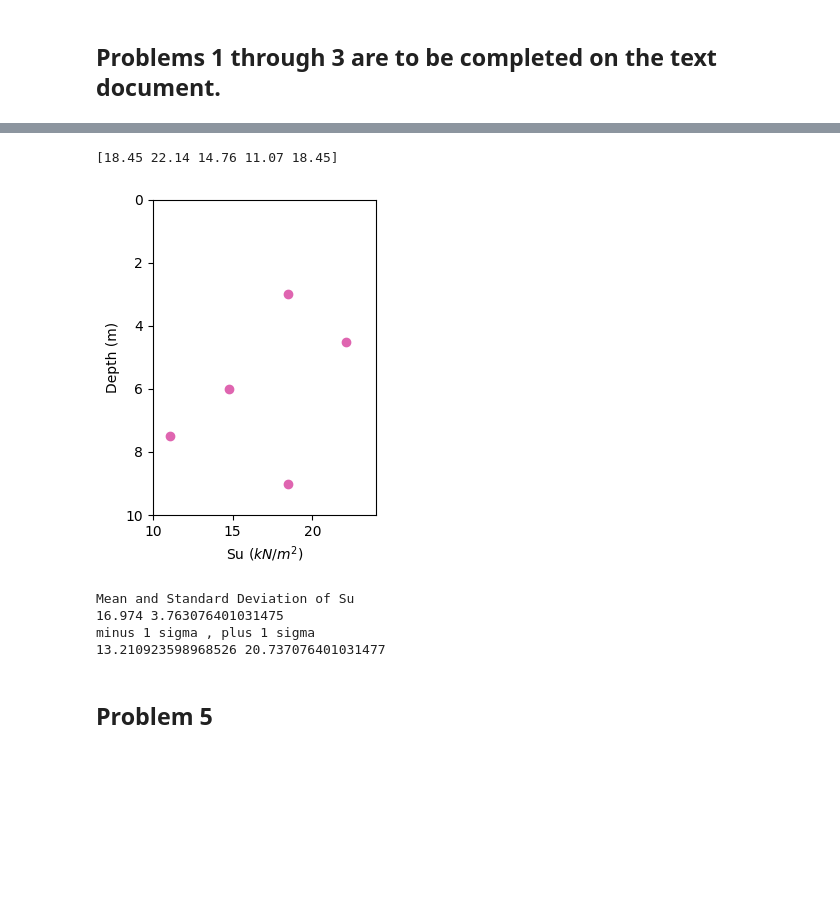
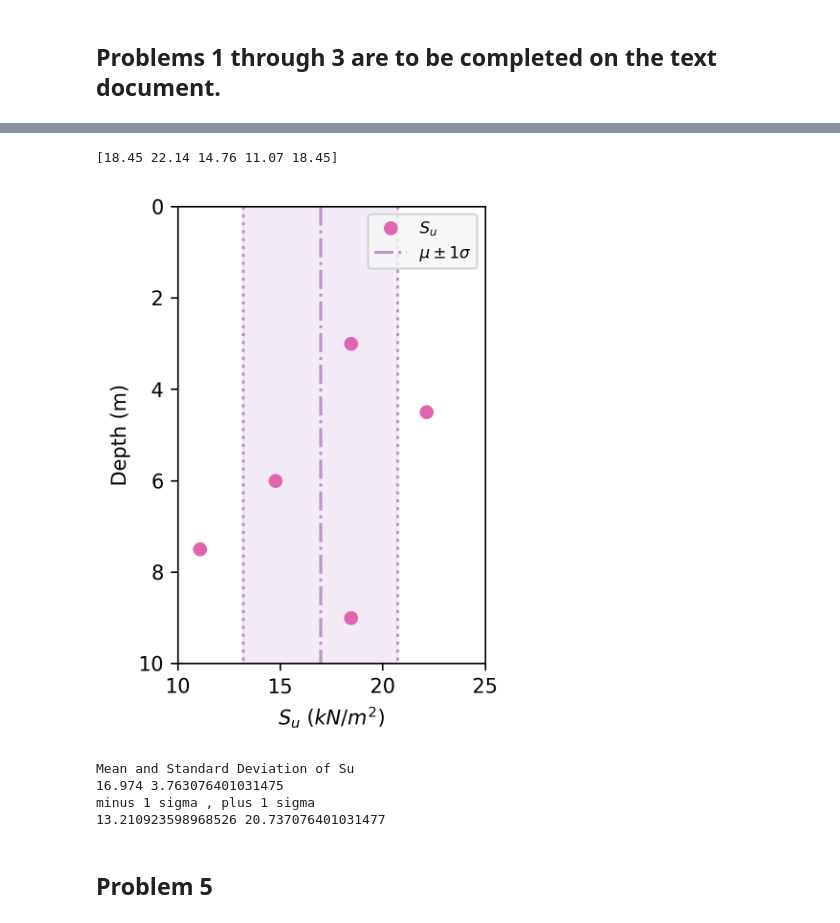
Before and after one commit to bKeungAuyeung/CE444-HW3, a Jupyter notebook: bAuyeung_HW3-code_CE444.ipynb, the cells around one changed output, grey strips where cells are left out. Saved outputs shown, nothing was run; the diff lists cells and outputs as text; code cells hidden in the pictures; blank space fills up the shorter version.

```diff
--- a/bAuyeung_HW3-code_CE444.ipynb
+++ b/bAuyeung_HW3-code_CE444.ipynb
@@ -28,39 +28,44 @@ f1 = 0.045
 Pa = 100 # 1 atm = 100 kPa
 
 Su = np.zeros(5)
 
 Su[0] = 0.82*Pa*f1*N60_z3
 Su[1] = 0.82*Pa*f1*N60_z3b6
 Su[2] = 0.82*Pa*f1*N60_z6
 Su[3] = 0.82*Pa*f1*N60_z6b9
 Su[4] = 0.82*Pa*f1*N60_z9
 
 depth_forSu = np.array([3, 4.5, 6, 7.5, 9])
 print(Su)
 
 
 # plot Su w.r.t. depth
-fig, ax = plt.subplots(figsize=(3,4), tight_layout=True)
-plt.plot(Su, depth_forSu, color = "#df65b0", label="Su", marker='o', linestyle='None')
+fig, ax = plt.subplots(figsize=(3,4), tight_layout=True, dpi=300)
+plt.plot(Su, depth_forSu, color = "#df65b0", label="$S_u$", marker='o', linestyle='None')
 plt.ylabel("Depth (m)")
-plt.xlabel("Su ($kN/m^2$)")
+plt.xlabel("$S_u$ ($kN/m^2$)")
+plt.vlines(np.mean(Su), 0, 25, color = '#88419d', alpha =0.5, linestyles = '-.', label = "$\\mu \\pm 1\\sigma$")
+plt.vlines(np.mean(Su)- np.std(Su), 0, 25, color = '#88419d', alpha =0.5, linestyles = ':')
+plt.vlines(np.mean(Su)+ np.std(Su), 0, 25, color = '#88419d', alpha =0.5, linestyles = ':')
+plt.fill_betweenx([0, 25], np.mean(Su) - np.std(Su), np.mean(Su)+ np.std(Su), color = '#88419d', alpha=0.1)
+
 
 ax.set_ylim(0, 10)
 ax.yaxis.set_inverted(True)
-ax.set_xlim(10, 24)
+ax.set_xlim(10, 25)
 # plt.grid(True)
-# plt.legend(frameon=False, loc='best', fontsize=8)
+plt.legend(frameon=True, loc='upper right', fontsize=8, framealpha=0.8, facecolor = '#f7f7f7')
 plt.show()
 
 Su_mu = np.mean(Su)
 Su_std = np.std(Su)
 print("Mean and Standard Deviation of Su")
 print(Su_mu, Su_std)
 print("minus 1 sigma , plus 1 sigma")
 print(Su_mu-Su_std, Su_mu+Su_std)
 # %% [output]
 [18.45 22.14 14.76 11.07 18.45]
-[figure, old version]
+[figure, new version]
 Mean and Standard Deviation of Su
 16.974 3.763076401031475
 minus 1 sigma , plus 1 sigma
```
Also changed, not shown: parts of 6 cells of this notebook, 1 other file.
